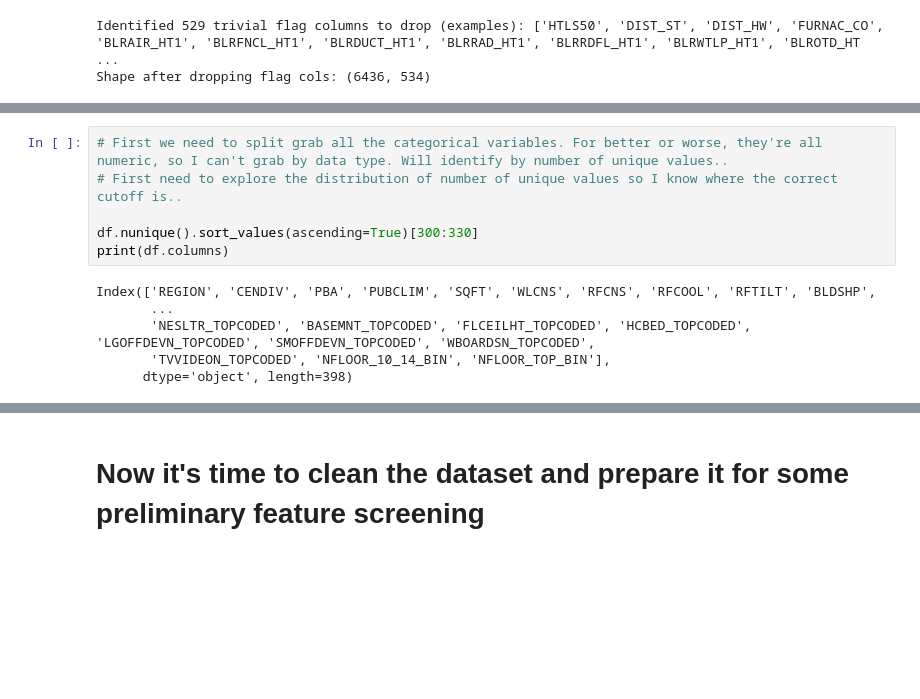
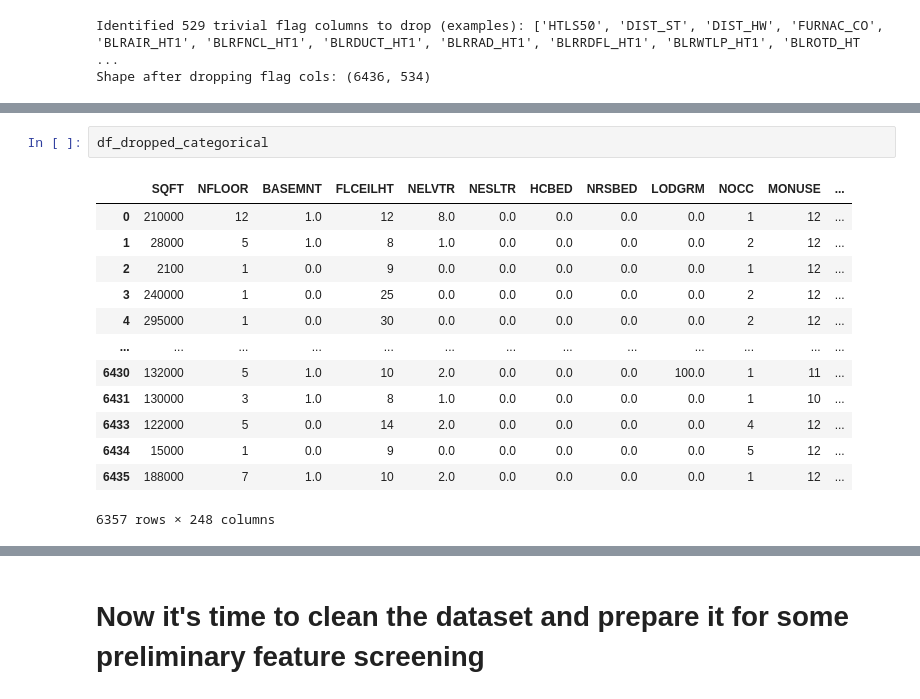
Before and after one commit to dgorin1/CBECS_portfolio, a Jupyter notebook: notebooks/01_eda.ipynb, the cells around one changed output, grey strips where cells are left out. Saved outputs shown, nothing was run; the diff lists cells and outputs as text; blank space fills up the shorter version.

```diff
--- a/notebooks/01_eda.ipynb
+++ b/notebooks/01_eda.ipynb
@@ -347,12 +434,16 @@ Shape after dropping flag cols: (6436, 534)
 # %%
-# First we need to split grab all the categorical variables. For better or worse, they're all numeric, so I can't grab by data type. Will identify by number of unique values..
-# First need to explore the distribution of number of unique values so I know where the correct cutoff is..
-
-df.nunique().sort_values(ascending=True)[300:330]
-print(df.columns)
+df_dropped_categorical
 # %% [output]
+|  | SQFT | NFLOOR | BASEMNT | FLCEILHT | NELVTR | NESLTR | HCBED | NRSBED | LODGRM | NOCC | MONUSE | ... |
+| 0 | 210000 | 12 | 1.0 | 12 | 8.0 | 0.0 | 0.0 | 0.0 | 0.0 | 1 | 12 | ... |
+| 1 | 28000 | 5 | 1.0 | 8 | 1.0 | 0.0 | 0.0 | 0.0 | 0.0 | 2 | 12 | ... |
+| 2 | 2100 | 1 | 0.0 | 9 | 0.0 | 0.0 | 0.0 | 0.0 | 0.0 | 1 | 12 | ... |
+| 3 | 240000 | 1 | 0.0 | 25 | 0.0 | 0.0 | 0.0 | 0.0 | 0.0 | 2 | 12 | ... |
+| 4 | 295000 | 1 | 0.0 | 30 | 0.0 | 0.0 | 0.0 | 0.0 | 0.0 | 2 | 12 | ... |
+| ... | ... | ... | ... | ... | ... | ... | ... | ... | ... | ... | ... | ... |
+| 6430 | 132000 | 5 | 1.0 | 10 | 2.0 | 0.0 | 0.0 | 0.0 | 100.0 | 1 | 11 | ... |
+| 6431 | 130000 | 3 | 1.0 | 8 | 1.0 | 0.0 | 0.0 | 0.0 | 0.0 | 1 | 10 | ... |
+| 6433 | 122000 | 5 | 0.0 | 14 | 2.0 | 0.0 | 0.0 | 0.0 | 0.0 | 4 | 12 | ... |
+| 6434 | 15000 | 1 | 0.0 | 9 | 0.0 | 0.0 | 0.0 | 0.0 | 0.0 | 5 | 12 | ... |
+| 6435 | 188000 | 7 | 1.0 | 10 | 2.0 | 0.0 | 0.0 | 0.0 | 0.0 | 1 | 12 | ... |
-Index(['REGION', 'CENDIV', 'PBA', 'PUBCLIM', 'SQFT', 'WLCNS', 'RFCNS', 'RFCOOL', 'RFTILT', 'BLDSHP',
-       ...
-       'NESLTR_TOPCODED', 'BASEMNT_TOPCODED', 'FLCEILHT_TOPCODED', 'HCBED_TOPCODED', 'LGOFFDEVN_TOPCODED', 'SMOFFDEVN_TOPCODED', 'WBOARDSN_TOPCODED',
-       'TVVIDEON_TOPCODED', 'NFLOOR_10_14_BIN', 'NFLOOR_TOP_BIN'],
-      dtype='object', length=398)
+6357 rows × 248 columns
```
Also changed, not shown: parts of 11 cells of this notebook, 1 other file.
